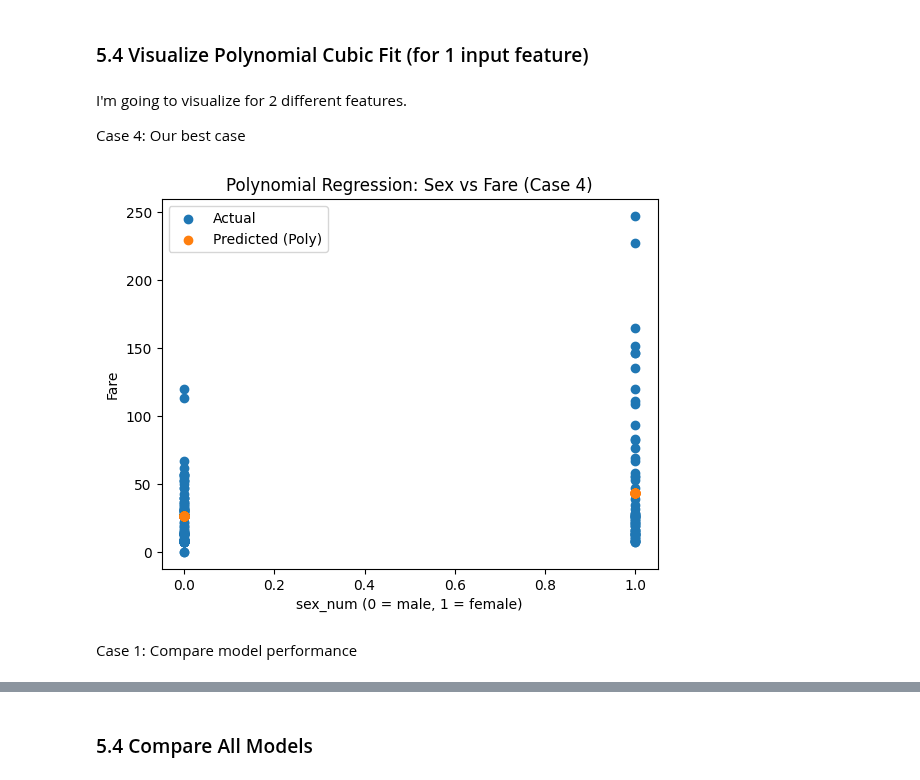
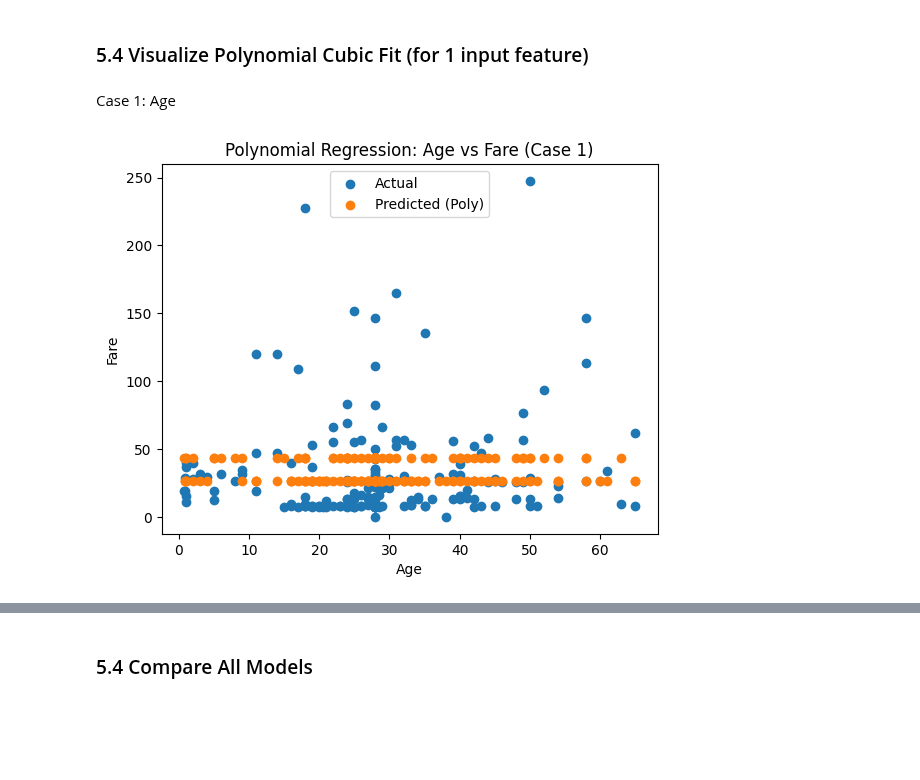
Before and after one commit to BethSpornitz/ml01, a Jupyter notebook: notebooks/project04/ml04_bethspornitz.ipynb, the cells around one changed output, grey strips where cells are left out. Saved outputs shown, nothing was run; the diff lists cells and outputs as text; code cells hidden in the pictures; blank space fills up the shorter version.

```diff
--- a/notebooks/project04/ml04_bethspornitz.ipynb
+++ b/notebooks/project04/ml04_bethspornitz.ipynb
@@ -392,18 +392,14 @@ Polynomial Regression — Test MAE: 24.242491035675528
 # %% [markdown]
 ### 5.4 Visualize Polynomial Cubic Fit (for 1 input feature)
 # %% [markdown]
-I'm going to visualize for 2 different features.
-
-Case 4:  Our best case
+Case 1:  Age
 # %%
-plt.scatter(X4_test, y4_test, label='Actual')
-plt.scatter(X4_test, y_pred_poly, label='Predicted (Poly)')
+plt.scatter(X1_test, y1_test, label='Actual')
+plt.scatter(X1_test, y_pred_poly, label='Predicted (Poly)')
 plt.legend()
-plt.title("Polynomial Regression: Sex vs Fare (Case 4)")
-plt.xlabel("sex_num (0 = male, 1 = female)")
+plt.title("Polynomial Regression: Age vs Fare (Case 1)")
+plt.xlabel("Age")
 plt.ylabel("Fare")
 plt.show()
 # %% [output]
-[figure, old version]
+[figure, new version]
-# %% [markdown]
-Case 1: Compare model performance
```
Also changed, not shown: parts of 12 cells of this notebook, 1 other file.
